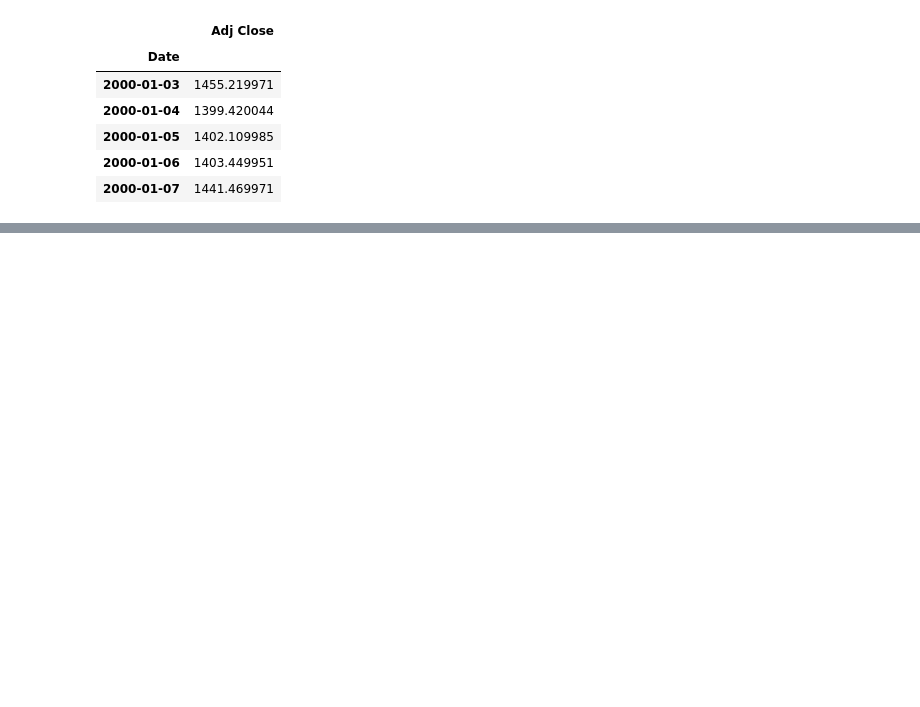
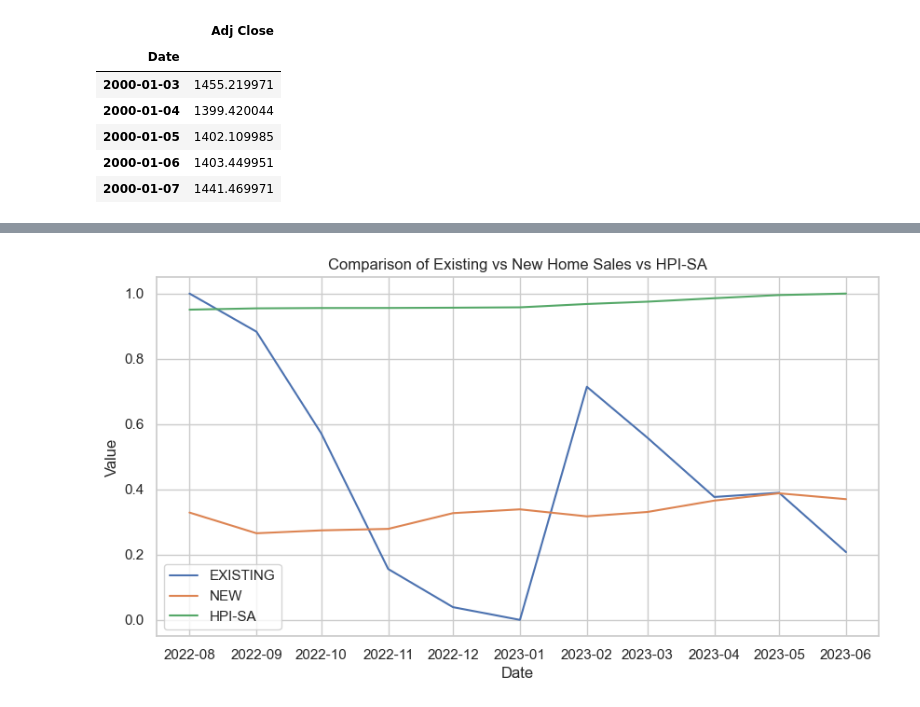
Before and after one commit to vkriskanth/personal_finance, a Jupyter notebook: finance_analysis.ipynb, the cells around one changed output, grey strips where cells are left out. Cells and saved outputs as stored; diff of their text form; code cells hidden in the pictures; blank space fills up the shorter version.

```diff
--- a/finance_analysis.ipynb
+++ b/finance_analysis.ipynb
@@ -161,0 +158,15 @@ plt.show()
+# %%
+#housing sector data
+
+# Fetch existing home sales data from FRED
+existing_home_sales = web.DataReader('EXHOSLUSM495S', 'fred', start_date, end_date)
+
+existing_home_sales['norm_exist_home_sales']=(existing_home_sales['EXHOSLUSM495S'] - existing_home_sales['EXHOSLUSM495S'].min())/(existing_home_sales['EXHOSLUSM495S'].max() - existing_home_sales['EXHOSLUSM495S'].min())
+
+# Print the first few rows of the data
+print(existing_home_sales.head())
+
+# Fetch new home sales data from FRED
+new_home_sales = web.DataReader('HSN1F', 'fred', start_date, end_date)
+new_home_sales['norm_new_home_sales'] = (new_home_sales['HSN1F'] - new_home_sales['HSN1F'].min())/(new_home_sales['HSN1F'].max() - new_home_sales['HSN1F'].min())
+print(new_home_sales.head())
@@ -161,0 +240,4 @@ plt.show()
+# %%
+merged_homes_1 = pd.merge(existing_home_sales, new_home_sales, on = 'DATE')
+merged_homes = pd.merge(merged_homes_1,df_hpi, on = 'DATE')
+merged_homes.head()
@@ -161,0 +252,13 @@ plt.show()
+# %%
+sns.set(style = 'whitegrid')
+plt.figure(figsize = (10,5))
+sns.lineplot(data=merged_homes, x='DATE', y = 'norm_exist_home_sales',label='EXISTING')
+sns.lineplot(data=merged_homes, x='DATE', y = 'norm_new_home_sales',label='NEW')
+sns.lineplot(data=merged_homes, x='DATE', y = 'norm_hpi_value_sa_usa',label='HPI-SA')
+plt.xlabel('Date')
+plt.ylabel('Value')
+plt.title('Comparison of Existing vs New Home Sales vs HPI-SA')
+plt.legend()
+plt.show()
+# %% [output]
+[figure, added]
```
Also changed, not shown: parts of 13 cells of this notebook, 1 other file.
